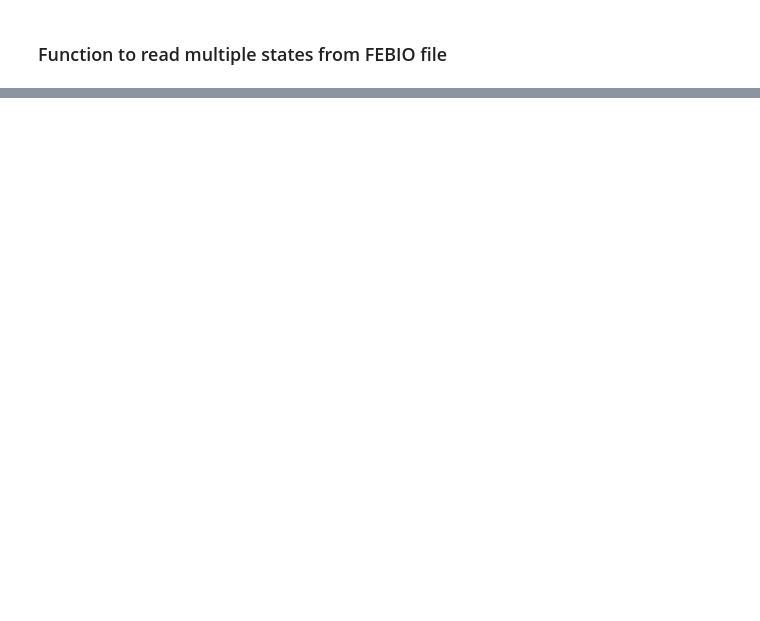
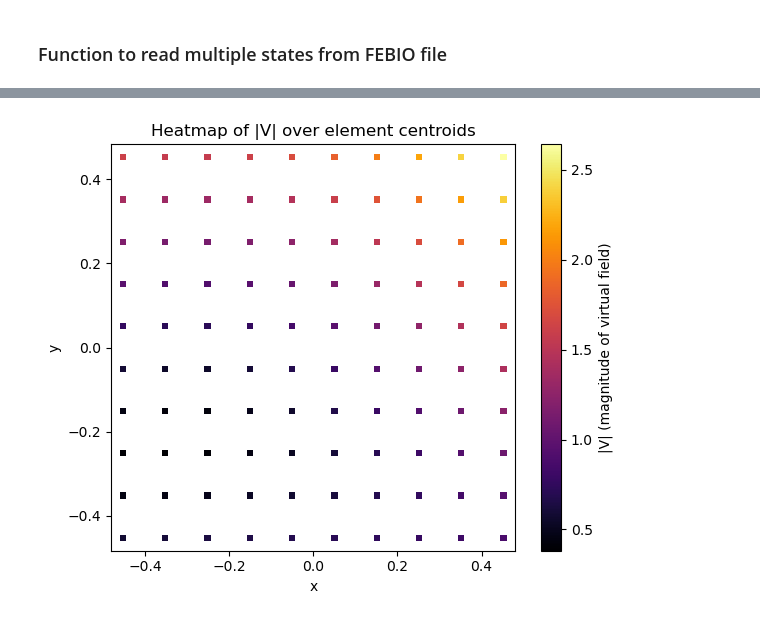
Before and after one commit to grodrguez3/EUCLID-hyperelasticity-NN, a Jupyter notebook: my_drivers/Taylor_expansions.ipynb, the cells around one changed output, grey strips where cells are left out. Saved outputs shown, nothing was run; the diff lists cells and outputs as text; code cells hidden in the pictures; blank space fills up the shorter version.

```diff
--- a/my_drivers/Taylor_expansions.ipynb
+++ b/my_drivers/Taylor_expansions.ipynb
@@ -48,0 +430,20 @@ def read_states_to_dict(filename, delimiter=None):
+# %%
+N = stress_tensor.shape[0]
+stress_tensor_3d = torch.zeros(N, 3, 3,11,
+                device=stress_tensor.device,
+                dtype=stress_tensor.dtype)
+
+# diagonals
+stress_tensor_3d[:,0,0] = stress_tensor[:,0]   # stress_tensor_3d_xx
+stress_tensor_3d[:,1,1] = stress_tensor[:,1]   # stress_tensor_3d_yy
+stress_tensor_3d[:,2,2] = stress_tensor[:,2]   # stress_tensor_3d_zz
+
+# off‐diagonals (symmetric)
+stress_tensor_3d[:,0,1] = stress_tensor[:,3]   # stress_tensor_3d_xy
+stress_tensor_3d[:,1,0] = stress_tensor[:,3]
+
+stress_tensor_3d[:,0,2] = stress_tensor[:,4]   # stress_tensor_3d_xz
+stress_tensor_3d[:,2,0] = stress_tensor[:,4]
+
+stress_tensor_3d[:,1,2] = stress_tensor[:,5]   # stress_tensor_3d_yz
+stress_tensor_3d[:,2,1] = stress_tensor[:,5]
@@ -48,0 +523,40 @@ def read_states_to_dict(filename, delimiter=None):
+# %%
+import torch
+import numpy as np
+import matplotlib.pyplot as plt
+
+# ── (Assume these are already in your workspace) ──
+# centroids:  (Nelements, 3) torch.Tensor [x_i, y_i, z_i]
+# VF:         (Nelements, 3) torch.Tensor [Vx_i, Vy_i, Vz_i]
+
+# 1) Convert to NumPy (if they’re still PyTorch tensors)
+centroids_np = centroids_tensor[pressure_element_IDs_final,:,10].detach().cpu().numpy()  # (Nelements, 3)
+VF_np        = VF[pressure_element_IDs_final,:].detach().cpu().numpy()         # (Nelements, 3)
+
+# 2) Extract x, y, and compute magnitude
+x = centroids_np[:, 0]      # (Nelements,)
+y = centroids_np[:, 1]      # (Nelements,)
+
+# magnitude of the 3‐D virtual field vector at each centroid:
+mag = np.sqrt((VF_np**2).sum(axis=1))  # (Nelements,)
+
+# 3) Make a scatter “heatmap” on the xy‐plane, colored by |V|
+plt.figure(figsize=(6,5))
+sc = plt.scatter(
+    x,
+    y,
+    c=mag,
+    cmap="inferno",     # you can choose "viridis", "plasma", etc.
+    s=20,               # marker size: tweak if too big/small
+    marker="s",         # square markers often look more heatmap‐like
+    edgecolors="none"
+)
+plt.colorbar(sc, label="|V| (magnitude of virtual field)")
+plt.xlabel("x")
+plt.ylabel("y")
+plt.title("Heatmap of |V| over element centroids")
+plt.axis("equal")       # ensures x- and y-scales match
+plt.tight_layout()
+plt.show()
+# %% [output]
+[figure, added]
```
Also changed, not shown: parts of 35 cells of this notebook, 4 other files.
